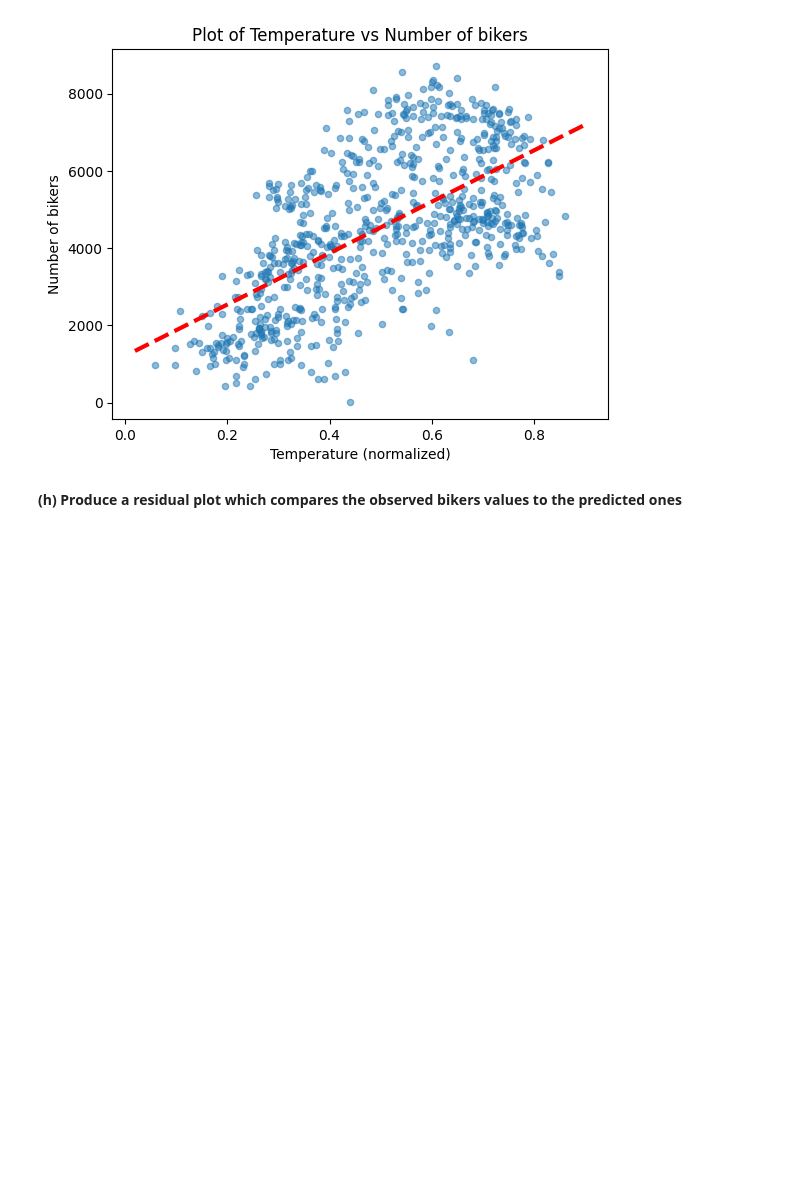
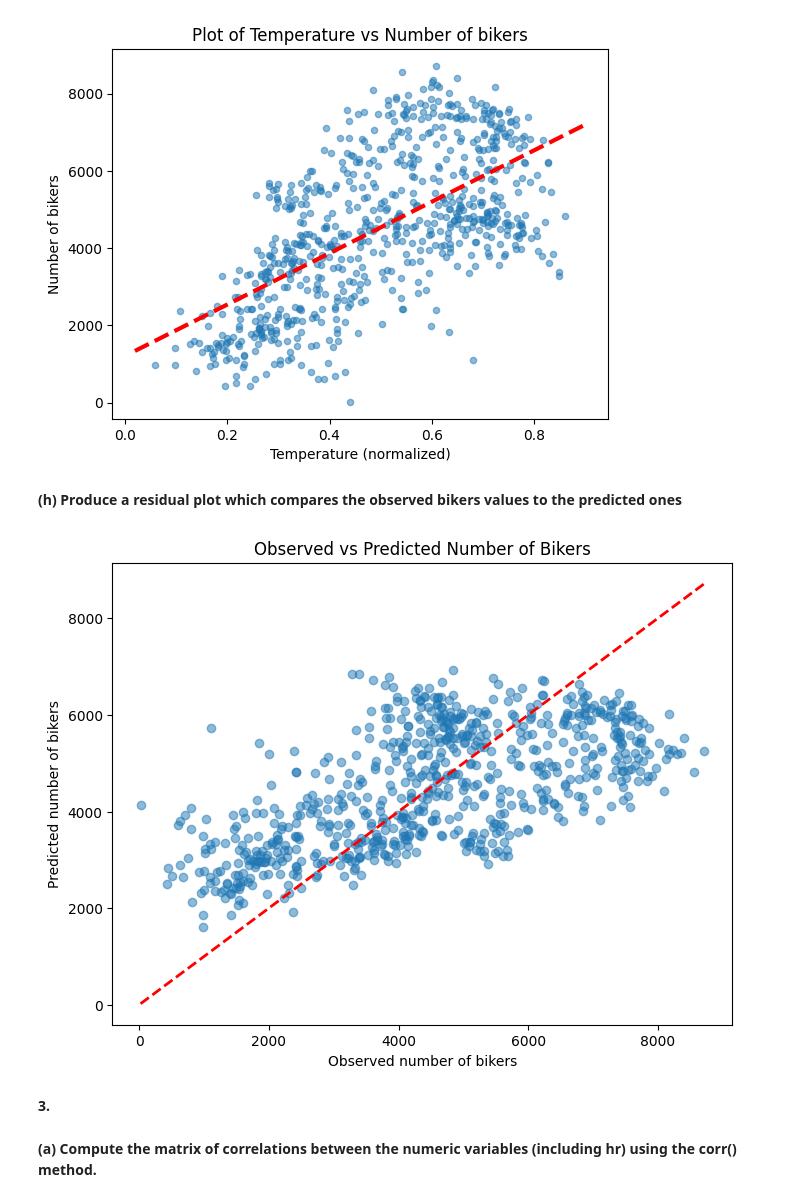
Before and after one commit to rachellecloutier/code_2600, a Jupyter notebook: homework2.ipynb, the cells around one changed output. Drawn from its saved outputs; the diff is of its cells as text; code cells hidden in the pictures; blank space fills up the shorter version.

```diff
--- a/homework2.ipynb
+++ b/homework2.ipynb
@@ -147,3 +147,31 @@ abline(ax,
 [figure]
 # %% [markdown]
 **(h) Produce a residual plot which compares the observed bikers values to the predicted ones**
+# %%
+# predicted values
+X = sm.add_constant(Bike_day['temp'])
+y_pred = model.predict(X)
+
+# observed values
+y_obs = Bike_day['cnt']
+
+# plot observed vs predicted
+fig, ax = plt.subplots(figsize=(8,6))
+ax.scatter(y_obs, y_pred, alpha=0.5)
+
+# add y=x line for reference
+lims = [min(y_obs.min(), y_pred.min()), max(y_obs.max(), y_pred.max())]
+ax.plot(lims, lims, 'r--', linewidth=2)
+
+# add axis titles
+ax.set_title("Observed vs Predicted Number of Bikers")
+ax.set_xlabel("Observed number of bikers")
+ax.set_ylabel("Predicted number of bikers")
+
+plt.show()
+# %% [output]
+[figure, added]
+# %% [markdown]
+**3.**
+# %% [markdown]
+**(a) Compute the matrix of correlations between the numeric variables (including hr) using the corr() method.**
```
Also changed, not shown: parts of 16 cells of this notebook.
